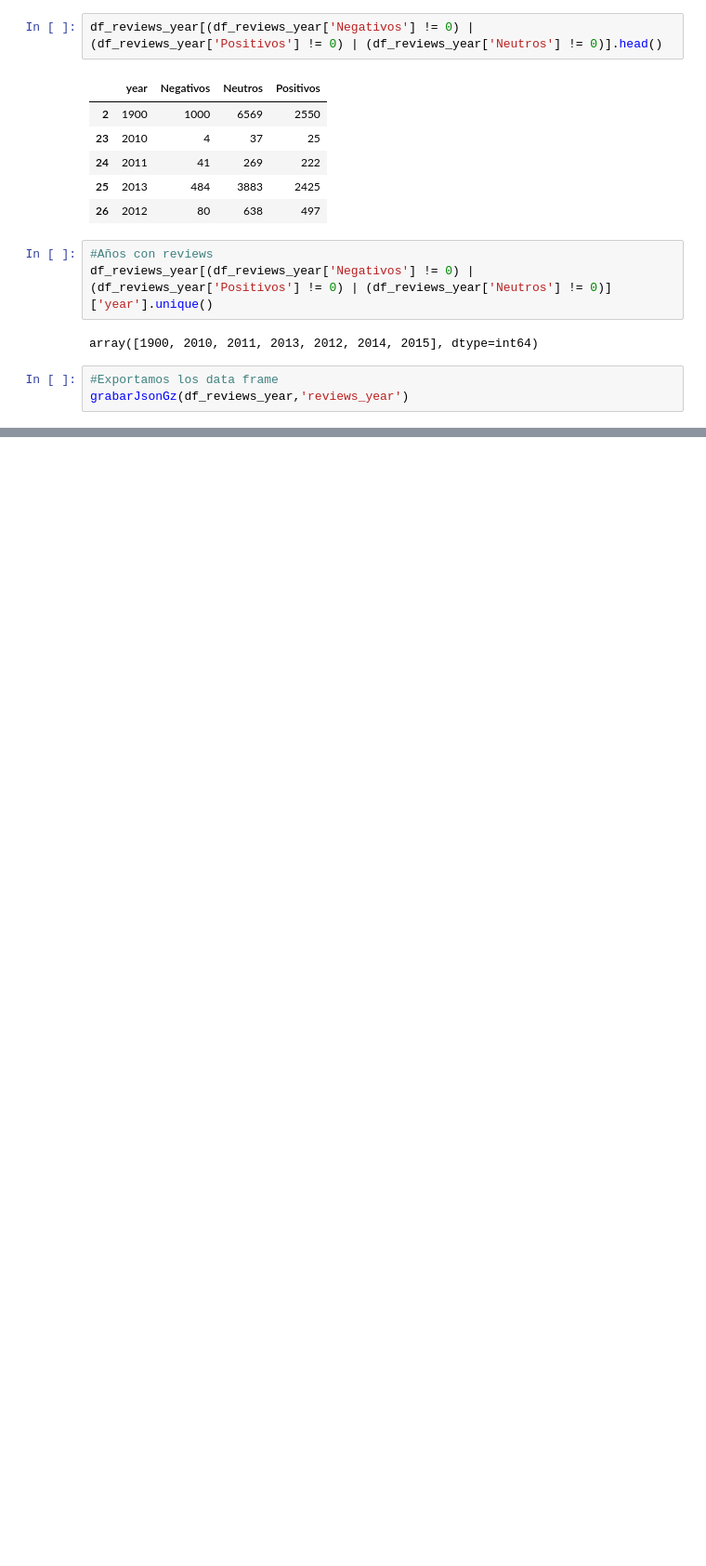
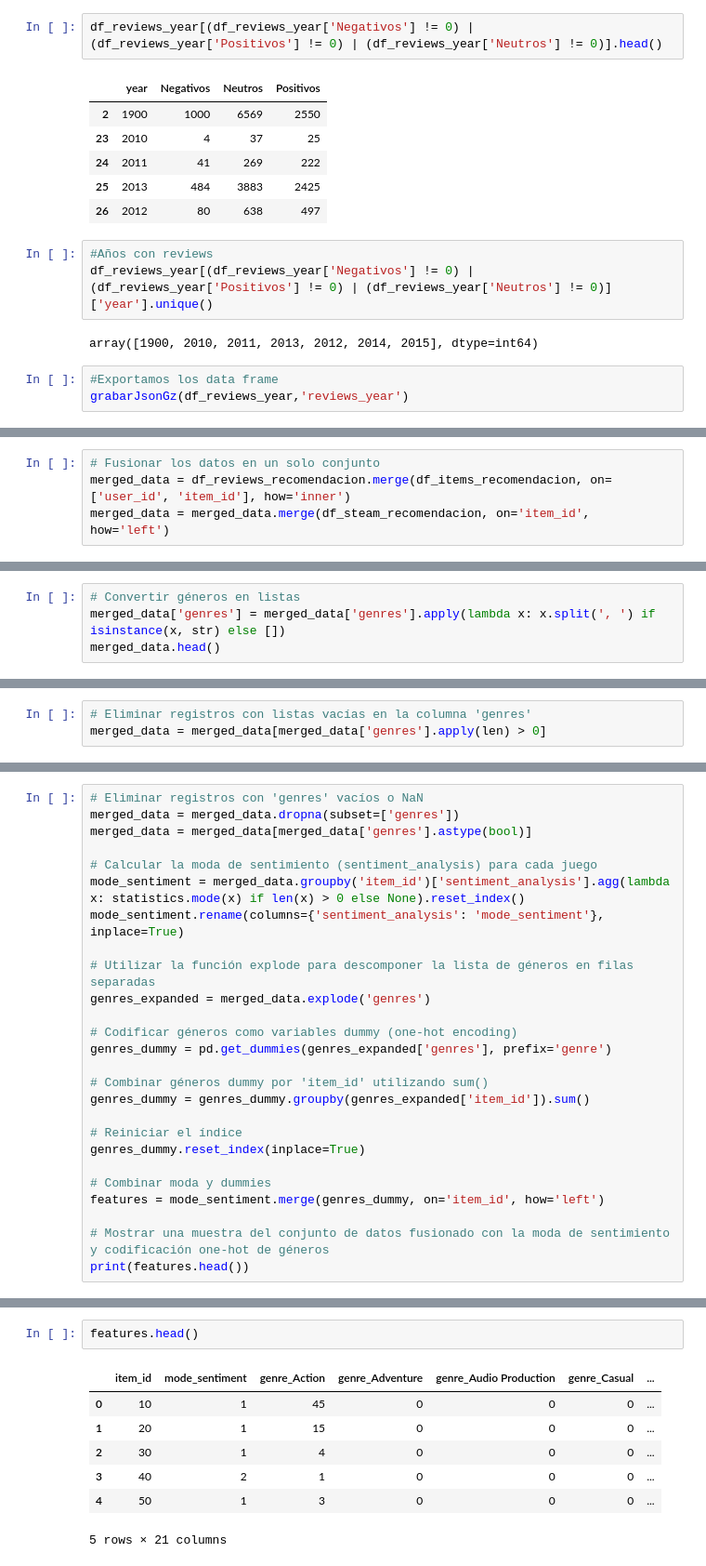
Before and after one commit to fercof87/PI_ML_OPS_MOD_RECOMENDACION, a Jupyter notebook: ETL.ipynb, the cells around one changed output, grey strips where cells are left out. Shown at 93% size. Saved outputs shown, nothing was run; the diff lists cells and outputs as text; blank space fills up the shorter version.

Commit message:
Agregado de Modelo de Recomendacion Item-Item

```diff
--- a/ETL.ipynb
+++ b/ETL.ipynb
@@ -1655,0 +1705,4 @@ grabarJsonGz(df_reviews_year,'reviews_year')
+# %%
+# Fusionar los datos en un solo conjunto
+merged_data = df_reviews_recomendacion.merge(df_items_recomendacion, on=['user_id', 'item_id'], how='inner')
+merged_data = merged_data.merge(df_steam_recomendacion, on='item_id', how='left')
@@ -1655,0 +1722,4 @@ grabarJsonGz(df_reviews_year,'reviews_year')
+# %%
+# Convertir géneros en listas
+merged_data['genres'] = merged_data['genres'].apply(lambda x: x.split(', ') if isinstance(x, str) else [])
+merged_data.head()
@@ -1655,0 +1741,3 @@ grabarJsonGz(df_reviews_year,'reviews_year')
+# %%
+# Eliminar registros con listas vacías en la columna 'genres'
+merged_data = merged_data[merged_data['genres'].apply(len) > 0]
@@ -1655,0 +1756,26 @@ grabarJsonGz(df_reviews_year,'reviews_year')
+# %%
+# Eliminar registros con 'genres' vacíos o NaN
+merged_data = merged_data.dropna(subset=['genres'])
+merged_data = merged_data[merged_data['genres'].astype(bool)]
+
+# Calcular la moda de sentimiento (sentiment_analysis) para cada juego
+mode_sentiment = merged_data.groupby('item_id')['sentiment_analysis'].agg(lambda x: statistics.mode(x) if len(x) > 0 else None).reset_index()
+mode_sentiment.rename(columns={'sentiment_analysis': 'mode_sentiment'}, inplace=True)
+
+# Utilizar la función explode para descomponer la lista de géneros en filas separadas
+genres_expanded = merged_data.explode('genres')
+
+# Codificar géneros como variables dummy (one-hot encoding)
+genres_dummy = pd.get_dummies(genres_expanded['genres'], prefix='genre')
+
+# Combinar géneros dummy por 'item_id' utilizando sum()
+genres_dummy = genres_dummy.groupby(genres_expanded['item_id']).sum()
+
+# Reiniciar el índice
+genres_dummy.reset_index(inplace=True)
+
+# Combinar moda y dummies
+features = mode_sentiment.merge(genres_dummy, on='item_id', how='left')
+
+# Mostrar una muestra del conjunto de datos fusionado con la moda de sentimiento y codificación one-hot de géneros
+print(features.head())
@@ -1655,0 +1800,10 @@ grabarJsonGz(df_reviews_year,'reviews_year')
+# %%
+features.head()
+# %% [output]
+|  | item_id | mode_sentiment | genre_Action | genre_Adventure | genre_Audio Production | genre_Casual | ... |
+| 0 | 10 | 1 | 45 | 0 | 0 | 0 | ... |
+| 1 | 20 | 1 | 15 | 0 | 0 | 0 | ... |
+| 2 | 30 | 1 | 4 | 0 | 0 | 0 | ... |
+| 3 | 40 | 2 | 1 | 0 | 0 | 0 | ... |
+| 4 | 50 | 1 | 3 | 0 | 0 | 0 | ... |
+5 rows × 21 columns
```
Also changed, not shown: parts of 39 cells of this notebook, 13 other files.
